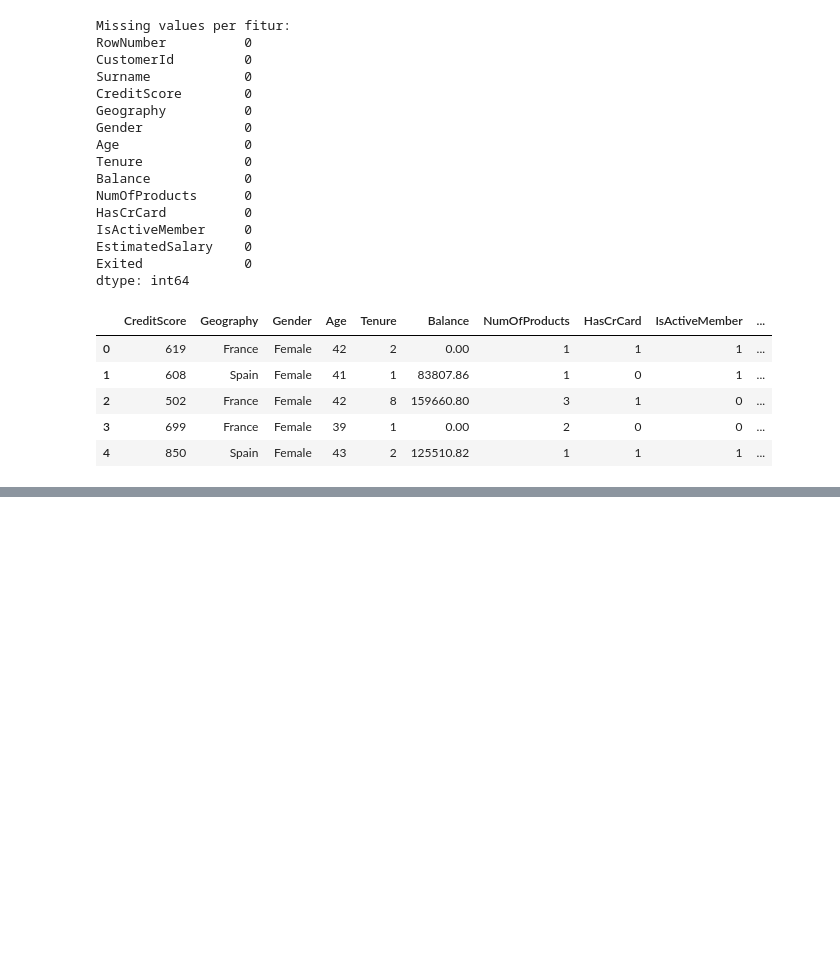
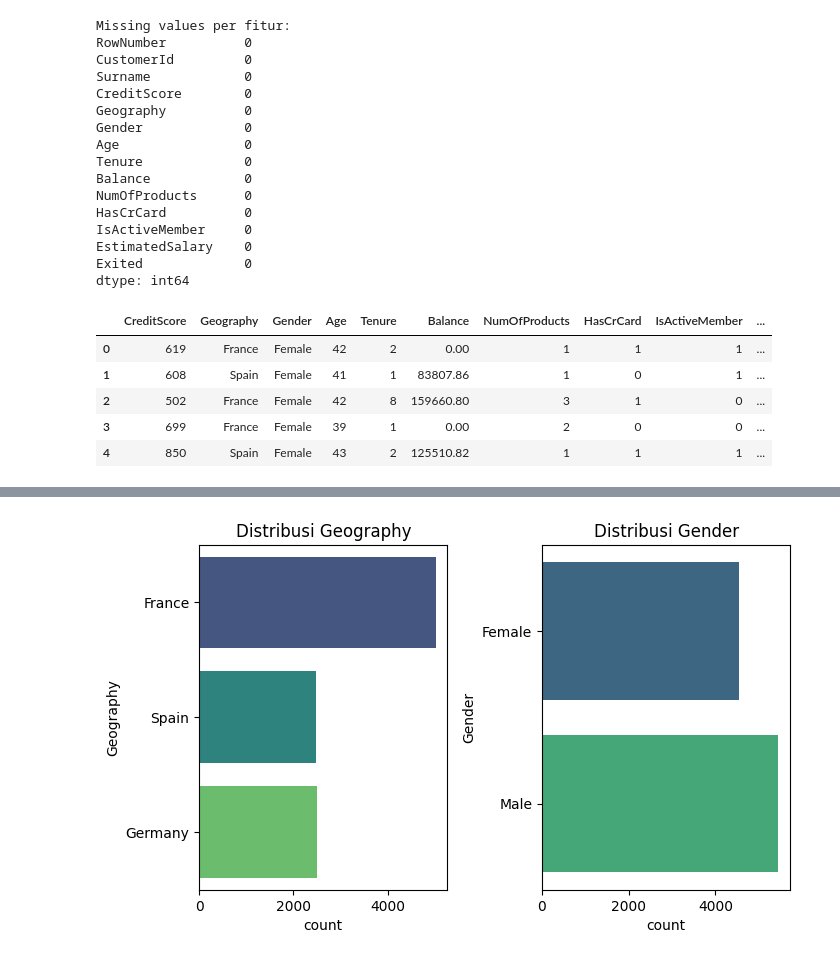
Before and after one commit to NaufalYogaPratama/learning-data-science, a Jupyter notebook: ml-basics/supervised-learning-classification/classification.ipynb, the cells around one changed output, grey strips where cells are left out. Saved outputs shown, nothing was run; the diff lists cells and outputs as text; code cells hidden in the pictures; blank space fills up the shorter version.

```diff
--- a/ml-basics/supervised-learning-classification/classification.ipynb
+++ b/ml-basics/supervised-learning-classification/classification.ipynb
@@ -95,0 +110,12 @@ data.head()
+# %%
+# Distribusi fitur kategorikal
+cat_features = data.select_dtypes(include=[object])
+plt.figure(figsize=(14, 8))
+for i, column in enumerate(cat_features.columns, 1):
+    plt.subplot(2, 4, i)
+    sns.countplot(y=data[column], palette='viridis', hue=data[column])
+    plt.title(f'Distribusi {column}')
+plt.tight_layout()
+plt.show()
+# %% [output]
+[figure, added]
```
Also changed, not shown: parts of 7 cells of this notebook.
